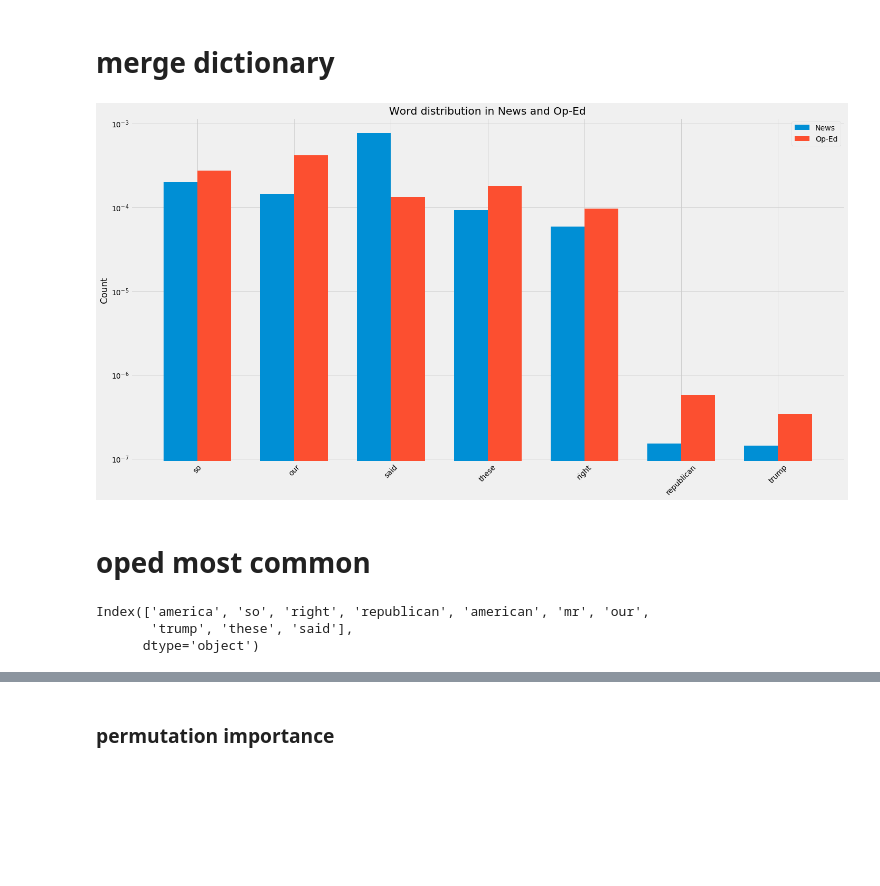
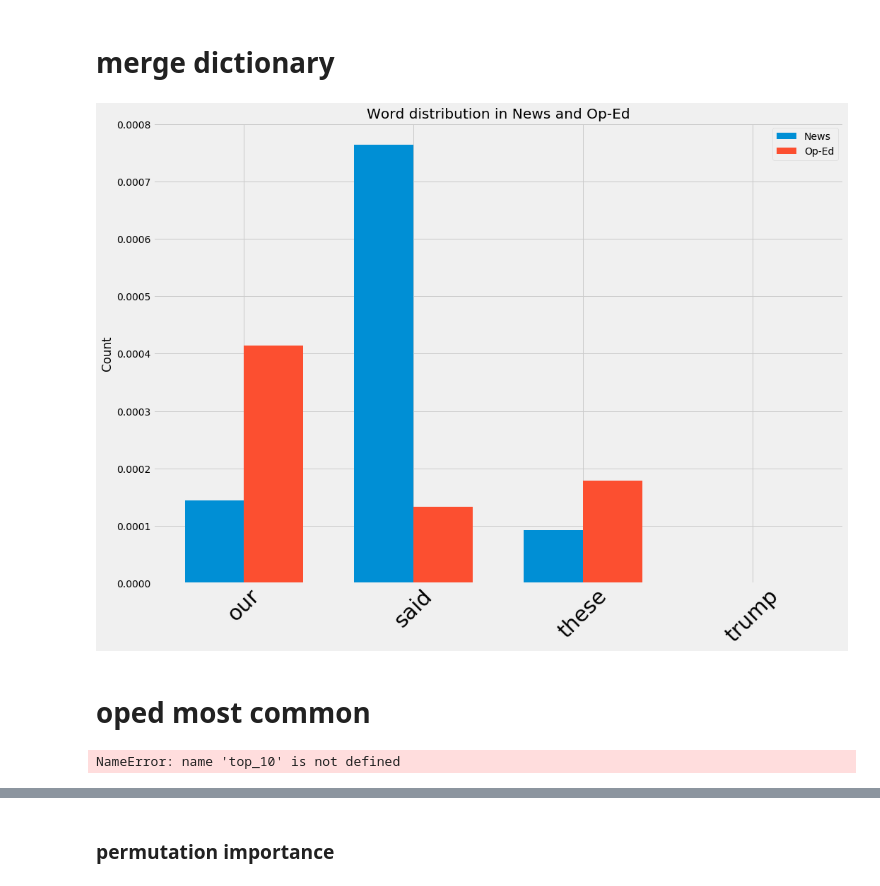
Before and after one commit to dj-betts/opinion_classifier, a Jupyter notebook: nlp_with_quotations.ipynb, the cells around one changed output, grey strips where cells are left out. Saved outputs shown, nothing was run; the diff lists cells and outputs as text; code cells hidden in the pictures; blank space fills up the shorter version.

```diff
--- a/nlp_with_quotations.ipynb
+++ b/nlp_with_quotations.ipynb
@@ -549,10 +549,10 @@ print(num_news_string)
 # %% [markdown]
 # counting
 # %%
-top_10 = feat_scores[-10:].index
+top = feat_scores[-6:].index
 # %%
 %%time
-oped_list = [word for word in oped_string.split() if word in list(top_10)]
+oped_list = [word for word in oped_string.split() if word in list(top)]
 oped_ed_counter = Counter(oped_list)
 oped_ed_counter.items()
 # %% [output]
@@ -562,6 +562,6 @@ dict_items([('so', 13660), ('our', 20779), ('said', 6656), ('these', 8947), ('ri
 # %%
 %%time
-news_list = [word for word in news_string.split() if word  in list(top_10)]
+news_list = [word for word in news_string.split() if word  in list(top)]
 news_counter = Counter(news_list)
 news_counter.items()
 # %% [output]
@@ -603,44 +603,42 @@ for k, v in merge_dic.items():
 x = np.arange(len(keys))  # the label locations
 width = 0.35  # the width of the bars
 
-fig, ax = plt.subplots(figsize=(20,10))
+fig, ax = plt.subplots(figsize=(15,10))
 rects1 = ax.bar(x - width/2, news_counts, width, label='News')
 rects2 = ax.bar(x + width/2, oped_counts, width, label='Op-Ed')
 
 
 # Add some text for labels, title and custom x-axis tick labels, etc.
 ax.set_ylabel('Count')
 ax.set_title('Word distribution in News and Op-Ed')
 ax.set_xticks(x)
-ax.set_yscale('log')
+#ax.set_yscale('log')
 ax.set_xticklabels(keys)
 ax.legend()
 
 # def autolabel(rects):
 #     """Attach a text label above each bar in *rects*, displaying its height."""
 #     for rect in rects:
 #         height = rect.get_height()
 #         ax.annotate('{}'.format(height),
 #                     xy=(rect.get_x() + rect.get_width() / 2, height),
 #                     xytext=(0, 3),  # 3 points vertical offset
 #                     textcoords="offset points",
 #                     ha='center', va='bottom')
 
 # autolabel(rects1)
 # autolabel(rects2)
 
 fig.tight_layout()
-plt.xticks(rotation=45)
+plt.xticks(rotation=45, fontsize=30)
 plt.show()
 # %% [output]
-[figure, old version]
+[figure, new version]
 # %% [markdown]
 # oped most common
 # %%
 top_10
 # %% [output]
-Index(['america', 'so', 'right', 'republican', 'american', 'mr', 'our',
-       'trump', 'these', 'said'],
-      dtype='object')
+NameError: name 'top_10' is not defined
 # %%
 %%time
```
Also changed, not shown: parts of 17 cells of this notebook, 5 other files.
